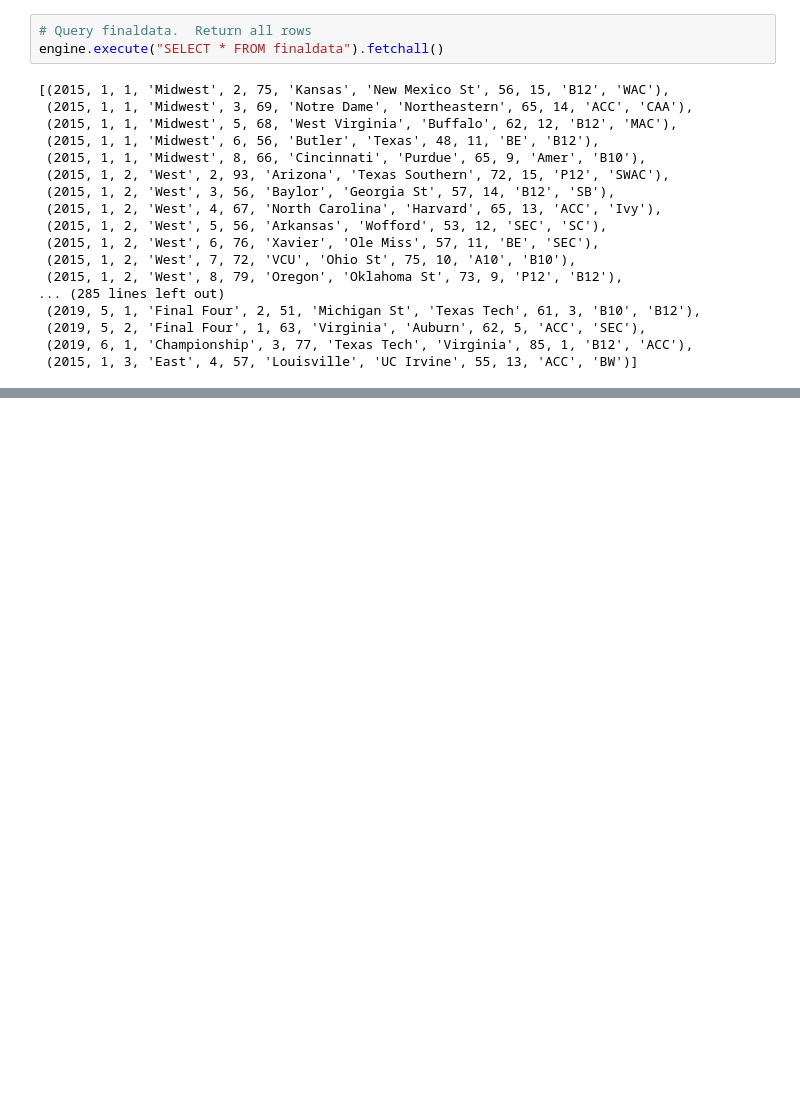
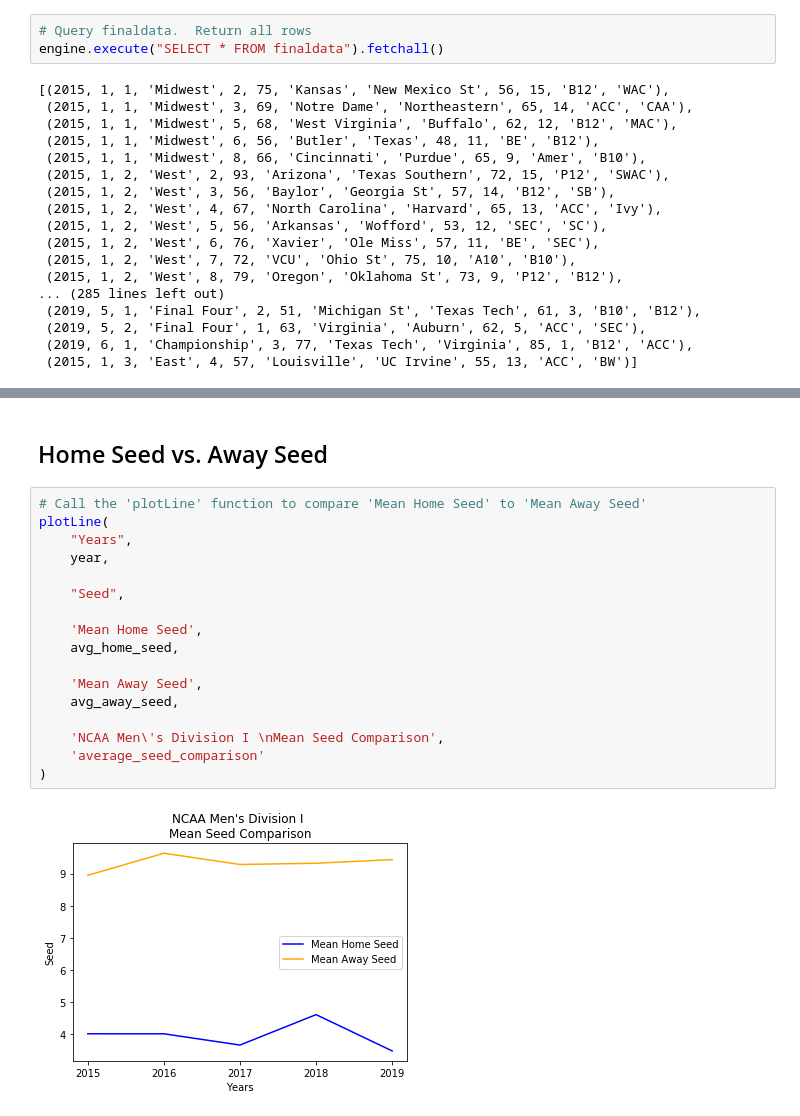
Before and after one commit to justinboggs/March-Madness-ETL, a Jupyter notebook: Scott-v02.ipynb, the cells around one changed output, grey strips where cells are left out. Cells and saved outputs as stored; diff of their text form; blank space fills up the shorter version.

```diff
--- a/Scott-v02.ipynb
+++ b/Scott-v02.ipynb
@@ -306,0 +398,21 @@ finaldata_df.head()
+# %% [markdown]
+## Home Seed vs. Away Seed
+# %%
+# Call the 'plotLine' function to compare 'Mean Home Seed' to 'Mean Away Seed'
+plotLine(
+    "Years",
+    year,
+
+    "Seed",
+
+    'Mean Home Seed',
+    avg_home_seed,
+
+    'Mean Away Seed',
+    avg_away_seed,
+
+    'NCAA Men\'s Division I \nMean Seed Comparison',
+    'average_seed_comparison'
+)
+# %% [output]
+[figure, added]
```
Also changed, not shown: parts of 11 cells of this notebook, 3 other files.
